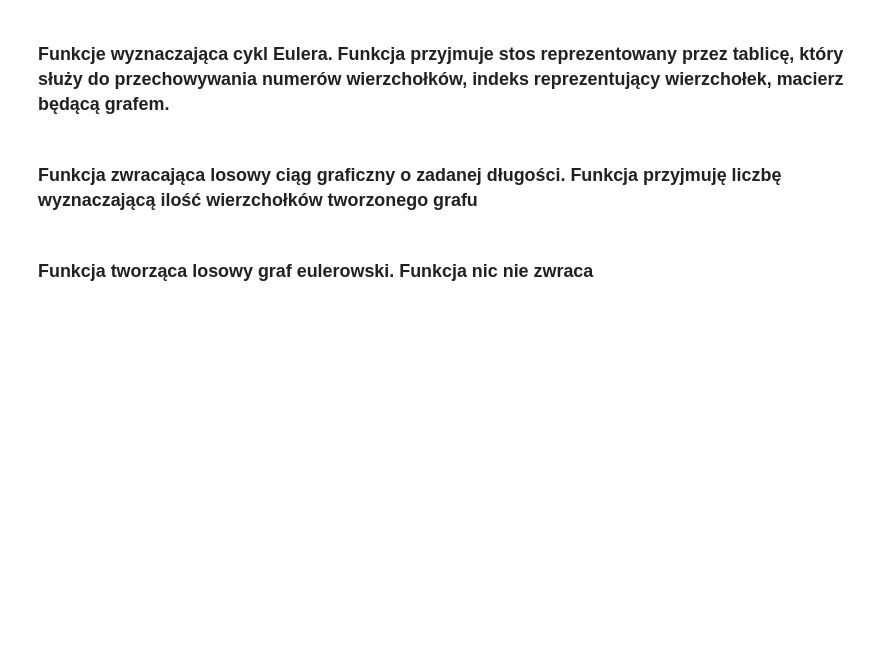
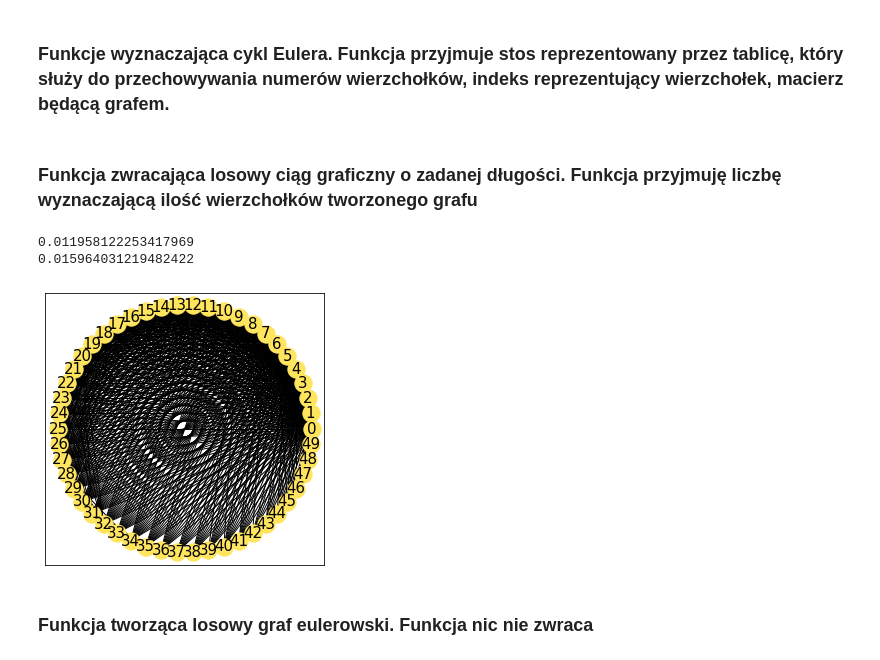
Before and after one commit to Czarne-Jagodki/labs, a Jupyter notebook: lab2/Zestaw2-grafy.ipynb, the cells around one changed output. Cells and saved outputs as stored; diff of their text form; code cells hidden in the pictures; blank space fills up the shorter version.

```diff
--- a/lab2/Zestaw2-grafy.ipynb
+++ b/lab2/Zestaw2-grafy.ipynb
@@ -359,12 +539,39 @@ def find_euler_cycle(cycle, idx, graph):
 ### Funkcja zwracająca losowy ciąg graficzny o zadanej długości. Funkcja przyjmuję liczbę wyznaczającą ilość wierzchołków tworzonego grafu
 # %%
 def prepare_random_vertices(numberOfVertices):
+
+    """
+         Function creates a degree sequence which contains Euler cycle.
+         :param numberOfVertices: an integer which represents a length of generated array
+         :return vertices: an array which represents a degree sequence.
+    """
+
     vertices = [-1 for i in range(numberOfVertices)]
     for i in range(numberOfVertices):
         randNum = random.randint(1, numberOfVertices)
         while (randNum % 2 != 0 or randNum == numberOfVertices):
             randNum = random.randint(1, numberOfVertices)
         vertices[i] = randNum
+        if i == numberOfVertices - 1:
+            copy = vertices.copy()
+            if degree_seq(copy) == False:
+                vertices = prepare_random_vertices(numberOfVertices)
     return vertices
+# %%
+start = time.time()
+seq = prepare_random_vertices(50)
+end = time.time()
+print(end-start)
+start = time.time()
+create_graph_from_seq(seq)
+end = time.time()
+print(end-start)
+seq = prepare_random_vertices(50)
+matrix = create_graph_from_seq(seq)
+create_graph_visualization(np.matrix(matrix))
+# %% [output]
+0.011958122253417969
+0.015964031219482422
+[figure, added]
 # %% [markdown]
 ### Funkcja tworząca losowy graf eulerowski. Funkcja nic nie zwraca
```
Also changed, not shown: parts of 44 cells of this notebook, 1 other file.
